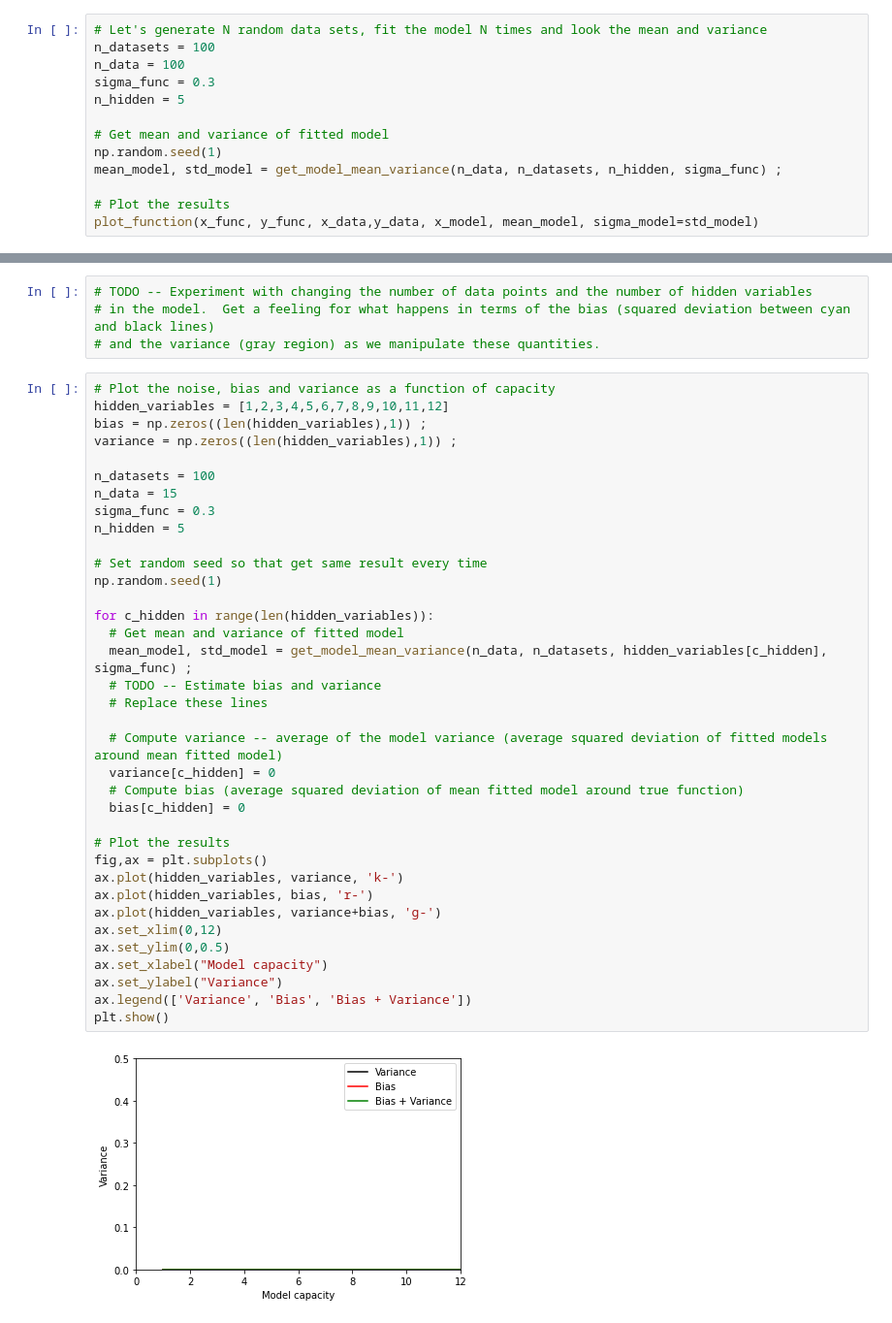
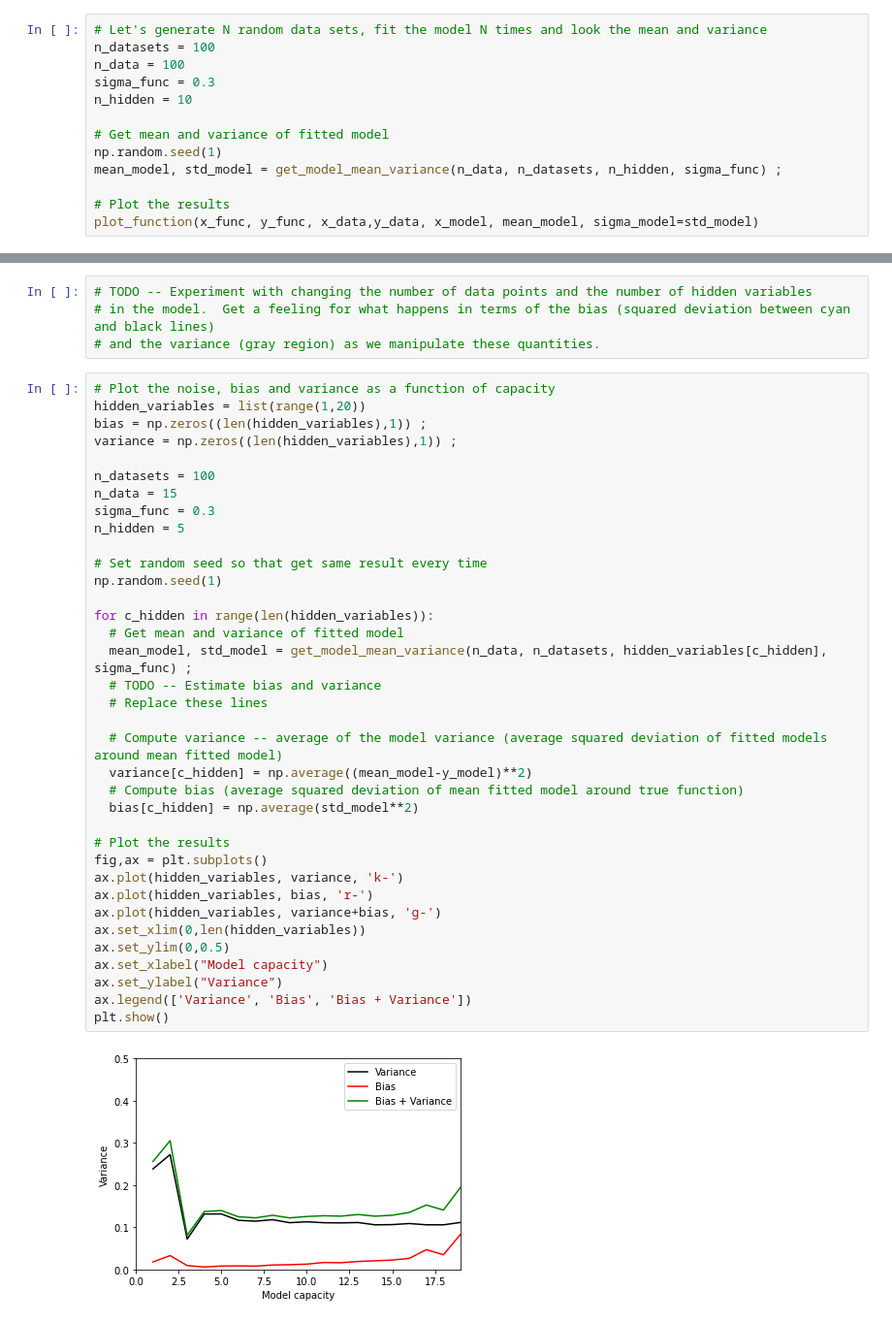
Before and after one commit to cocohearts/udl-notebooks, a Jupyter notebook: Chap08/8_2_Bias_Variance_Trade_Off.ipynb, the cells around one changed output, grey strips where cells are left out. Shown at 97% size. Drawn from its saved outputs; the diff is of its cells as text.

```diff
--- a/Chap08/8_2_Bias_Variance_Trade_Off.ipynb
+++ b/Chap08/8_2_Bias_Variance_Trade_Off.ipynb
@@ -159,7 +159,7 @@ def get_model_mean_variance(n_data, n_datasets, n_hidden, sigma_func):
 n_datasets = 100
 n_data = 100
 sigma_func = 0.3
-n_hidden = 5
+n_hidden = 10
 
 # Get mean and variance of fitted model
 np.random.seed(1)
@@ -175,39 +175,39 @@ plot_function(x_func, y_func, x_data,y_data, x_model, mean_model, sigma_model=st
 # and the variance (gray region) as we manipulate these quantities.
 # %%
 # Plot the noise, bias and variance as a function of capacity
-hidden_variables = [1,2,3,4,5,6,7,8,9,10,11,12]
+hidden_variables = list(range(1,20))
 bias = np.zeros((len(hidden_variables),1)) ;
 variance = np.zeros((len(hidden_variables),1)) ;
 
 n_datasets = 100
 n_data = 15
 sigma_func = 0.3
 n_hidden = 5
 
 # Set random seed so that get same result every time
 np.random.seed(1)
 
 for c_hidden in range(len(hidden_variables)):
   # Get mean and variance of fitted model
   mean_model, std_model = get_model_mean_variance(n_data, n_datasets, hidden_variables[c_hidden], sigma_func) ;
   # TODO -- Estimate bias and variance
   # Replace these lines
 
   # Compute variance -- average of the model variance (average squared deviation of fitted models around mean fitted model)
-  variance[c_hidden] = 0
+  variance[c_hidden] = np.average((mean_model-y_model)**2)
   # Compute bias (average squared deviation of mean fitted model around true function)
-  bias[c_hidden] = 0
+  bias[c_hidden] = np.average(std_model**2)
 
 # Plot the results
 fig,ax = plt.subplots()
 ax.plot(hidden_variables, variance, 'k-')
 ax.plot(hidden_variables, bias, 'r-')
 ax.plot(hidden_variables, variance+bias, 'g-')
-ax.set_xlim(0,12)
+ax.set_xlim(0,len(hidden_variables))
 ax.set_ylim(0,0.5)
 ax.set_xlabel("Model capacity")
 ax.set_ylabel("Variance")
 ax.legend(['Variance', 'Bias', 'Bias + Variance'])
 plt.show()
 # %% [output]
-[figure, old version]
+[figure, new version]
```
Also changed, not shown: parts of 1 cell of this notebook, 2 other files.
